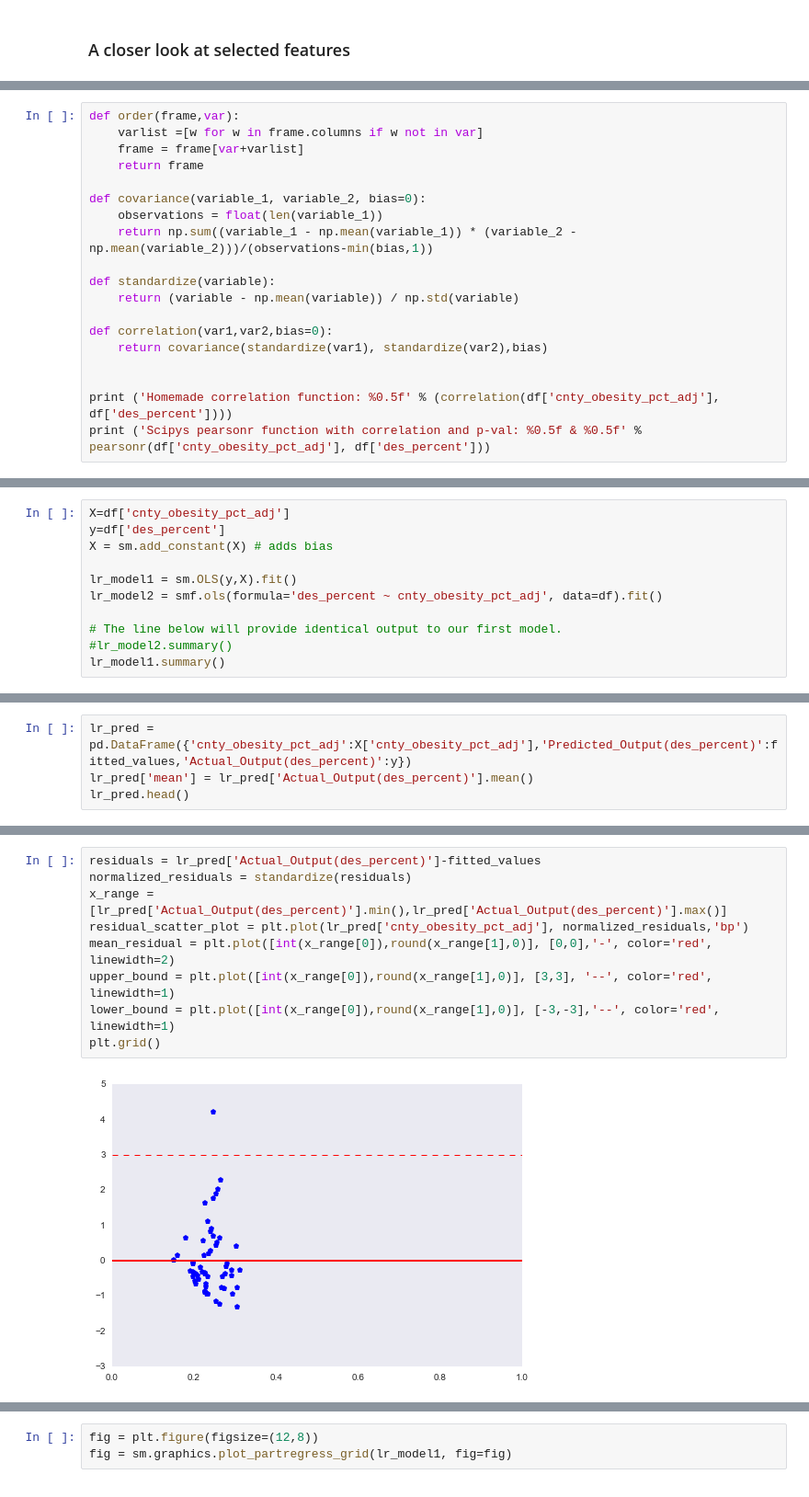
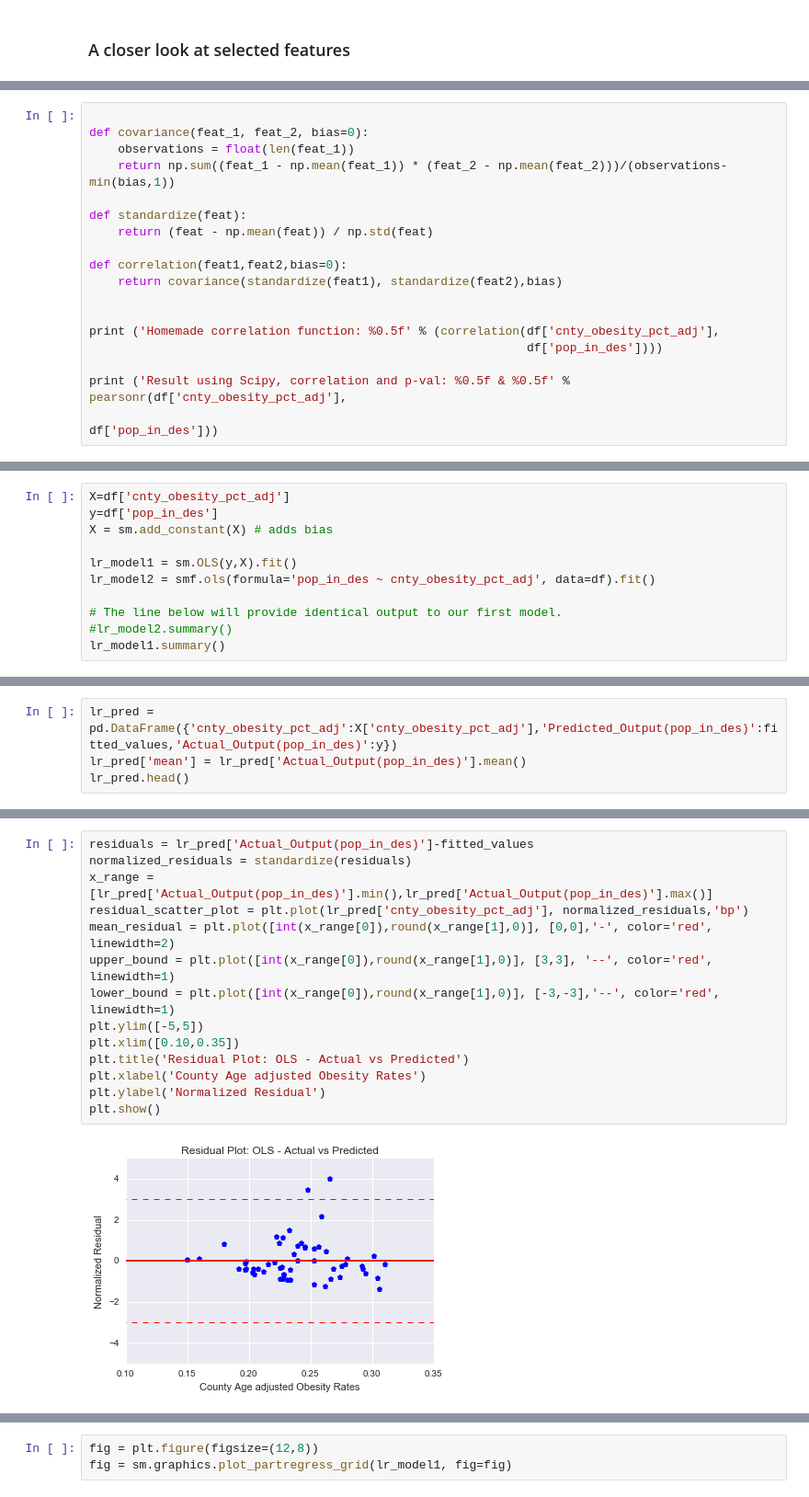
Before and after one commit to JamesSkane/desert_workspace, a Jupyter notebook: Single_predictor_lin_reg.ipynb, the cells around one changed output, grey strips where cells are left out. Shown at 92% size. Cells and saved outputs as stored; diff of their text form.

```diff
--- a/Single_predictor_lin_reg.ipynb
+++ b/Single_predictor_lin_reg.ipynb
@@ -181,20 +208,19 @@ sns.jointplot(x='cnty_obesity_pct_adj', y='des_percent', data=df, kind='reg')
 # %%
-def order(frame,var):
-    varlist =[w for w in frame.columns if w not in var]
-    frame = frame[var+varlist]
-    return frame
 
-def covariance(variable_1, variable_2, bias=0):
-    observations = float(len(variable_1))
-    return np.sum((variable_1 - np.mean(variable_1)) * (variable_2 - np.mean(variable_2)))/(observations-min(bias,1))
+def covariance(feat_1, feat_2, bias=0):
+    observations = float(len(feat_1))
+    return np.sum((feat_1 - np.mean(feat_1)) * (feat_2 - np.mean(feat_2)))/(observations-min(bias,1))
 
-def standardize(variable):
-    return (variable - np.mean(variable)) / np.std(variable)
+def standardize(feat):
+    return (feat - np.mean(feat)) / np.std(feat)
 
-def correlation(var1,var2,bias=0):
-    return covariance(standardize(var1), standardize(var2),bias)
+def correlation(feat1,feat2,bias=0):
+    return covariance(standardize(feat1), standardize(feat2),bias)
 
 
-print ('Homemade correlation function: %0.5f' % (correlation(df['cnty_obesity_pct_adj'], df['des_percent'])))
-print ('Scipys pearsonr function with correlation and p-val: %0.5f & %0.5f' % pearsonr(df['cnty_obesity_pct_adj'], df['des_percent']))
+print ('Homemade correlation function: %0.5f' % (correlation(df['cnty_obesity_pct_adj'],
+                                                             df['pop_in_des'])))
+
+print ('Result using Scipy, correlation and p-val: %0.5f & %0.5f' % pearsonr(df['cnty_obesity_pct_adj'],
+                                                                                       df['pop_in_des']))
 # %% [output]
@@ -203,10 +242,10 @@ Scipys pearsonr function with correlation and p-val: 0.32989 & 0.01144
 # %%
 X=df['cnty_obesity_pct_adj']
-y=df['des_percent']
+y=df['pop_in_des']
 X = sm.add_constant(X) # adds bias
 
 lr_model1 = sm.OLS(y,X).fit()
-lr_model2 = smf.ols(formula='des_percent ~ cnty_obesity_pct_adj', data=df).fit()
+lr_model2 = smf.ols(formula='pop_in_des ~ cnty_obesity_pct_adj', data=df).fit()
 
 # The line below will provide identical output to our first model.
 #lr_model2.summary()
@@ -298,5 +354,5 @@ Lets visualize our model in a dataframe and some plots
 # %%
-lr_pred = pd.DataFrame({'cnty_obesity_pct_adj':X['cnty_obesity_pct_adj'],'Predicted_Output(des_percent)':fitted_values,'Actual_Output(des_percent)':y})
-lr_pred['mean'] = lr_pred['Actual_Output(des_percent)'].mean()
+lr_pred = pd.DataFrame({'cnty_obesity_pct_adj':X['cnty_obesity_pct_adj'],'Predicted_Output(pop_in_des)':fitted_values,'Actual_Output(pop_in_des)':y})
+lr_pred['mean'] = lr_pred['Actual_Output(pop_in_des)'].mean()
 lr_pred.head()
 # %% [output]
@@ -340,11 +398,16 @@ plt.show()
 # %%
-residuals = lr_pred['Actual_Output(des_percent)']-fitted_values
+residuals = lr_pred['Actual_Output(pop_in_des)']-fitted_values
 normalized_residuals = standardize(residuals)
-x_range = [lr_pred['Actual_Output(des_percent)'].min(),lr_pred['Actual_Output(des_percent)'].max()]
+x_range = [lr_pred['Actual_Output(pop_in_des)'].min(),lr_pred['Actual_Output(pop_in_des)'].max()]
 residual_scatter_plot = plt.plot(lr_pred['cnty_obesity_pct_adj'], normalized_residuals,'bp')
 mean_residual = plt.plot([int(x_range[0]),round(x_range[1],0)], [0,0],'-', color='red', linewidth=2)
 upper_bound = plt.plot([int(x_range[0]),round(x_range[1],0)], [3,3], '--', color='red', linewidth=1)
 lower_bound = plt.plot([int(x_range[0]),round(x_range[1],0)], [-3,-3],'--', color='red', linewidth=1)
-plt.grid()
+plt.ylim([-5,5])
+plt.xlim([0.10,0.35])
+plt.title('Residual Plot: OLS - Actual vs Predicted')
+plt.xlabel('County Age adjusted Obesity Rates')
+plt.ylabel('Normalized Residual')
+plt.show()
 # %% [output]
-[figure, old version]
+[figure, new version]
```
Also changed, not shown: parts of 54 cells of this notebook, 1 other file.
